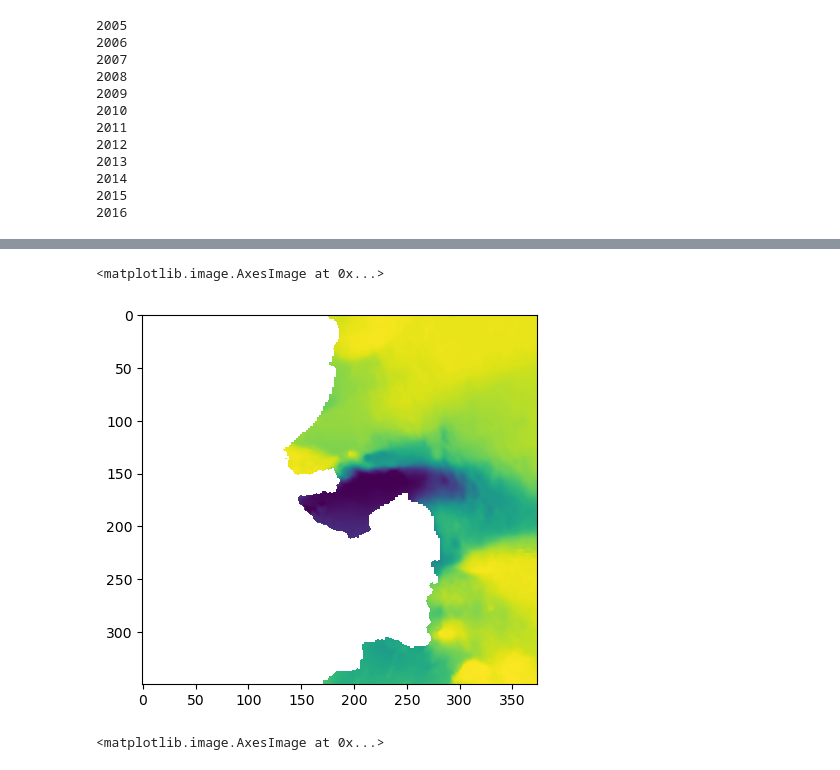
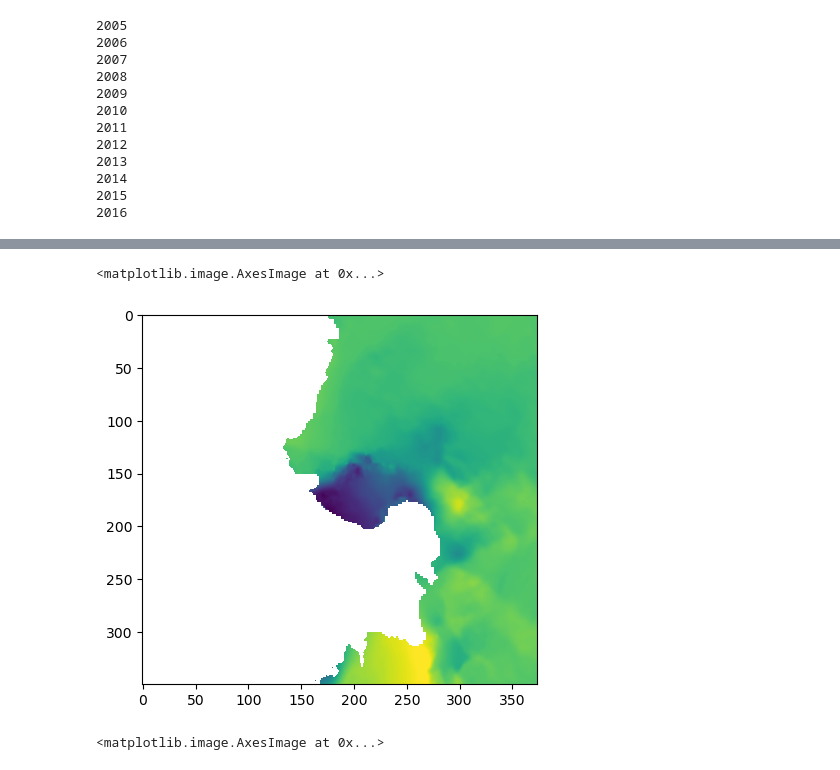
Before and after one commit to Moncada-Francesco-97/Calving-U-Net, a Jupyter notebook: cnn_dataset_preparation/velocity.ipynb, the cells around one changed output, grey strips where cells are left out. Cells and saved outputs as stored; diff of their text form; code cells hidden in the pictures.

```diff
--- a/cnn_dataset_preparation/velocity.ipynb
+++ b/cnn_dataset_preparation/velocity.ipynb
@@ -612,16 +1596,19 @@ plt.imshow(result_mask, cmap='viridis')
 <matplotlib.image.AxesImage at 0x...>
 [figure]
 # %%
+#N.B the multy year velocity x and y have the same nans, so we can use the same mask for both.
+#This mask presents the regions where we have nan in multi years AND floating ice
+
 green_and_multi = pd.DataFrame(index = df.index, columns = common_years)
 
 for id in df.index:
 
     #To chenge in velocity_multy_years_x.loc[id, 'image']==0 if it has not been set to nan
-    mask_x_0_in_multi_year = np.isnan(velocity_multy_years_x.loc[id, 'image'])
+    mask_nan_in_multi_year = np.isnan(velocity_multy_years_x.loc[id, 'image'])
 
     for year in common_years:
 
             #check when velocity_multy_years_x.loc[id, 'image'][ice_mask.loc[id, year]] is 0
             #velocity_01_x.loc[id, year][ice_mask.loc[id, year]] = 0
-            green_and_multi.loc[id,year] = np.logical_and(mask_x_0_in_multi_year, ice_mask.loc[id, year])
+            green_and_multi.loc[id,year] = np.logical_and(mask_nan_in_multi_year, ice_mask.loc[id, year])
 # %%
@@ -646,7 +1633,11 @@ result_mask[region2_slice] = board_ice[region2_slice]
 pine_island_boarders_average_x = pd.DataFrame(index = df.index, columns = common_years)
 thwaites_boarders_average_x = pd.DataFrame(index = df.index, columns = common_years)
 
-interpo_th = []
+pine_island_boarders_average_y = pd.DataFrame(index = df.index, columns = common_years)
+thwaites_boarders_average_y = pd.DataFrame(index = df.index, columns = common_years)
+
+interpo_th_x = []
+interpo_th_y = []
 
 pine_island_boarder = pd.DataFrame(index = df.index, columns = common_years)
 thwaites_boarders = pd.DataFrame(index = df.index, columns = common_years)
@@ -658,7 +1649,11 @@ for id in df.index:
         pine_island_boarders_average_x.loc[id,year] = np.nanmean(velocity_x_tif_smoothed.loc[id, year][region1_slice])
         thwaites_boarders_average_x.loc[id,year] = np.nanmean(velocity_x_tif_smoothed.loc[id, year][region2_slice])
 
-        interpo_th.append(np.nanmean(velocity_x_tif_smoothed.loc[id, year][region2_slice]))
+        pine_island_boarders_average_y.loc[id,year] = np.nanmean(velocity_y_tif_smoothed.loc[id, year][region1_slice])
+        thwaites_boarders_average_y.loc[id,year] = np.nanmean(velocity_y_tif_smoothed.loc[id, year][region2_slice])
+
+        interpo_th_x.append(np.nanmean(velocity_x_tif_smoothed.loc[id, year][region2_slice]))
+        interpo_th_y.append(np.nanmean(velocity_y_tif_smoothed.loc[id, year][region2_slice]))
 
         #Here we load the boarders
         board = boarders_mask.loc[id, year]
@@ -694,7 +1691,7 @@ plt.plot(interpo_th)
 [<matplotlib.lines.Line2D at 0x...>]
 [figure]
 # %%
-#Interpolation for
+#Interpolation for x
 v_x_final = pd.DataFrame(index = df.index, columns = common_years)
 
 for id in df.index:
@@ -702,7 +1699,7 @@ for id in df.index:
 
         print(year)
 
-        prova = velocity_multi_and_single_2.loc[id, year]
+        prova = velocity_multi_and_single_x_2.loc[id, year]
         prova[green_and_multi.loc[id, year]] = np.nan
         prova[thwaites_boarders.loc[id,year]] = thwaites_boarders_average_x.loc[id, year]
         #prova[pine_island_boarder.loc[id,year]] = pine_island_boarders_average_x.loc[id, year]
@@ -724,3 +1721,22 @@ for id in df.index:
 2014
 2015
 2016
+# %%
+#interpolation for y
+
+v_y_final = pd.DataFrame(index = df.index, columns = common_years)
+
+for id in df.index:
+    for year in common_years:
+
+        print(year)
+
+        prova = velocity_multi_and_single_y_2.loc[id, year]
+        prova[green_and_multi.loc[id, year]] = np.nan
+        prova[thwaites_boarders.loc[id,year]] = thwaites_boarders_average_y.loc[id, year]
+        #prova[pine_island_boarder.loc[id,year]] = pine_island_boarders_average_y.loc[id, year]
+        mask_nan = np.isnan(prova)
+        prova = inpaint.inpaint_biharmonic(prova, mask_nan)
+        prova[sea_mask.loc[id, year]] = np.nan
+
+        v_y_final.loc[id, year] = prova
@@ -727,8 +1756,8 @@ for id in df.index:
 # %%
-plt.imshow(v_x_final.loc[1,2015][400:750, 650:1500], cmap='viridis')
+plt.imshow(v_y_final.loc[1,2013][400:750, 650:1500], cmap='viridis')
 # %% [output]
 <matplotlib.image.AxesImage at 0x...>
-[figure, old version]
+[figure, new version]
 # %%
 # Here I am looking at Thwaites
 
```
Also changed, not shown: parts of 139 cells of this notebook, 6 other files.
